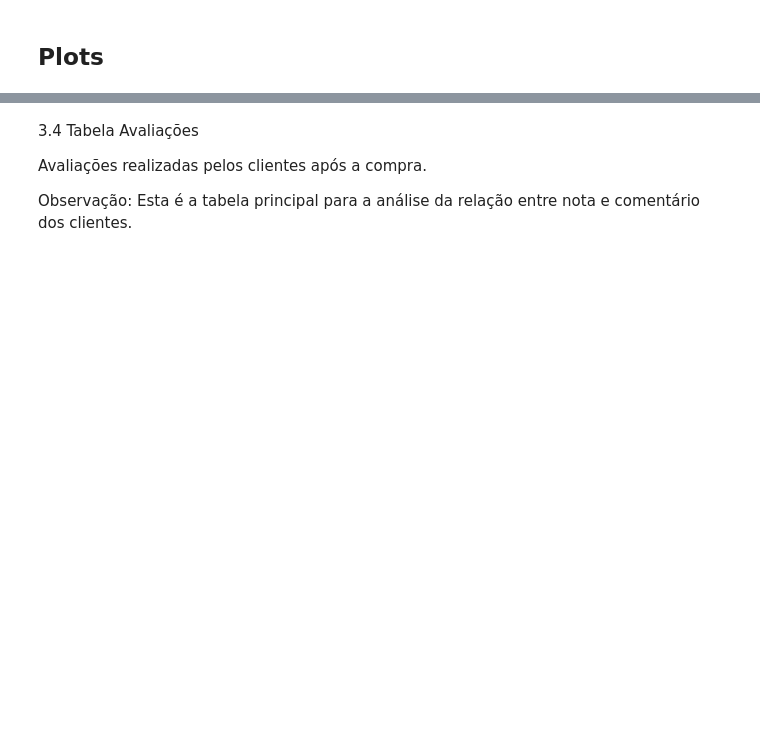
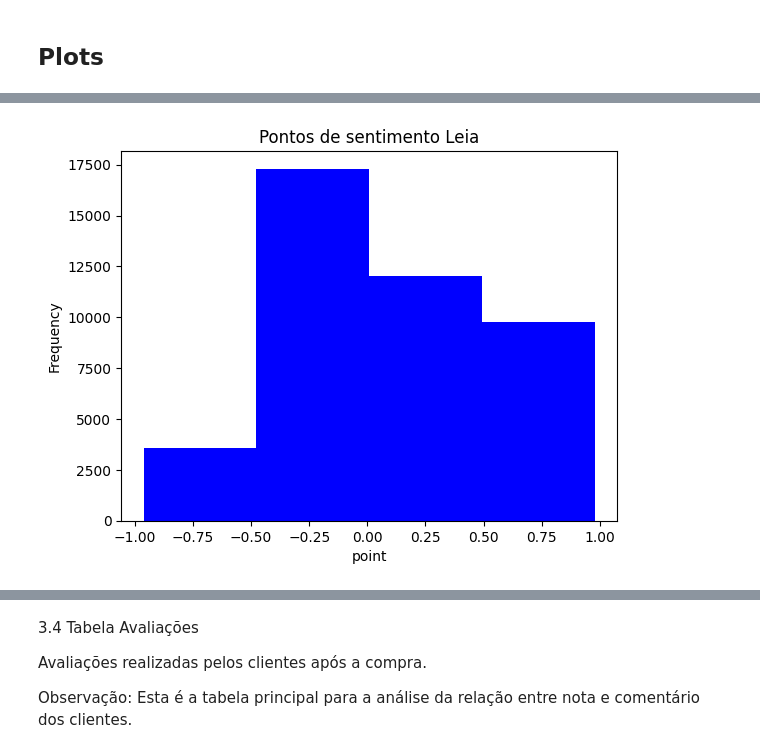
Before and after one commit to deveveryday/Projeto_Integrador_AWS_Poder_das_Palavras_Ciencia_de_Dados, a Jupyter notebook: project_eda_aws_100426.ipynb, the cells around one changed output, grey strips where cells are left out. Drawn from its saved outputs; the diff is of its cells as text; code cells hidden in the pictures; blank space fills up the shorter version.

```diff
--- a/project_eda_aws_100426.ipynb
+++ b/project_eda_aws_100426.ipynb
@@ -811,9 +830,11 @@ plt.show()
 # %%
 #Leia
-plt.hist(df_review_clean['review_sentiment_leia'], bins=4, color='blue')
+plt.hist(df_parquet['review_score_leia'], bins=4, color='blue')
 plt.title('Pontos de sentimento Leia')
 plt.xlabel('point')
 plt.ylabel('Frequency')
 plt.show()
+# %% [output]
+[figure, added]
 # %%
 #TextBlob
```
Also changed, not shown: parts of 98 cells of this notebook.
